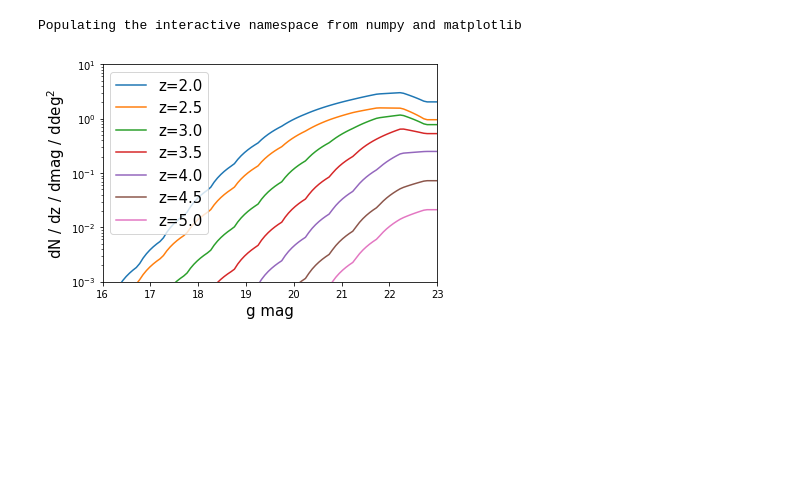
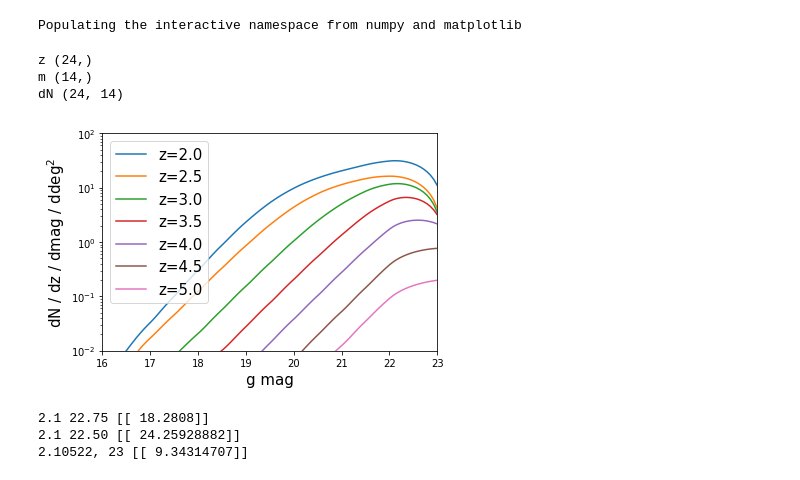
Before and after one commit to igmhub/lyaforecast, a Jupyter notebook: examples/plot_qsoLF.ipynb, the cells around one changed output. Cells and saved outputs as stored; diff of their text form; code cells hidden in the pictures; blank space fills up the shorter version.

Commit message:
improved quasar LF

```diff
--- a/examples/plot_qsoLF.ipynb
+++ b/examples/plot_qsoLF.ipynb
@@ -7,25 +7,38 @@ import matplotlib.pyplot as plt
 import qso_LF as qLF
 # %% [output]
 Populating the interactive namespace from numpy and matplotlib
+# %%
+# create QLF object
+LF = qLF.QuasarLF()
+mmin,mmax = LF.range_mag()
+#zmin,zmax = LF.QL_range_z()
+m = np.linspace(mmin,mmax,100)
+# %% [output]
+z (24,)
+m (14,)
+dN (24, 14)
 # %%
-# create QLF object
-LF = qLF.QuasarLF()
-mmin,mmax = LF.QL_range_mag()
-#zmin,zmax = LF.QL_range_z()
-m = np.linspace(mmin,mmax,100)
 # make plots at several z
-plt.semilogy(m,LF.QL_dNdzdmddeg2(2.0,m),label='z=2.0')
-plt.semilogy(m,LF.QL_dNdzdmddeg2(2.5,m),label='z=2.5')
-plt.semilogy(m,LF.QL_dNdzdmddeg2(3.0,m),label='z=3.0')
-plt.semilogy(m,LF.QL_dNdzdmddeg2(3.5,m),label='z=3.5')
-plt.semilogy(m,LF.QL_dNdzdmddeg2(4.0,m),label='z=4.0')
-plt.semilogy(m,LF.QL_dNdzdmddeg2(4.5,m),label='z=4.5')
-plt.semilogy(m,LF.QL_dNdzdmddeg2(5.0,m),label='z=5.0')
+plt.semilogy(m,LF.dNdzdmddeg2(2.0,m)[0],label='z=2.0')
+plt.semilogy(m,LF.dNdzdmddeg2(2.5,m)[0],label='z=2.5')
+plt.semilogy(m,LF.dNdzdmddeg2(3.0,m)[0],label='z=3.0')
+plt.semilogy(m,LF.dNdzdmddeg2(3.5,m)[0],label='z=3.5')
+plt.semilogy(m,LF.dNdzdmddeg2(4.0,m)[0],label='z=4.0')
+plt.semilogy(m,LF.dNdzdmddeg2(4.5,m)[0],label='z=4.5')
+plt.semilogy(m,LF.dNdzdmddeg2(5.0,m)[0],label='z=5.0')
 plt.legend(loc=2,fontsize=15)
-plt.ylim(1e-3,1e1)
+plt.ylim(1e-2,1e2)
 plt.xlim(mmin,mmax)
 plt.xlabel('g mag',fontsize=15)
 plt.ylabel(r'dN / dz / dmag / $\rm{ddeg}^2$',fontsize=15)
 plt.show()
 # %% [output]
-[figure, old version]
+[figure, new version]
+# %%
+print('2.1 22.75',LF.dNdzdmddeg2(2.1,22.75))
+print('2.1 22.50',LF.dNdzdmddeg2(2.1,22.5))
+print('2.10522, 23',LF.dNdzdmddeg2(2.10522,23))
+# %% [output]
+2.1 22.75 [[ 18.2808]]
+2.1 22.50 [[ 24.25928882]]
+2.10522, 23 [[ 9.34314707]]
```
Also changed, not shown: parts of 1 cell of this notebook, 5 other files.
